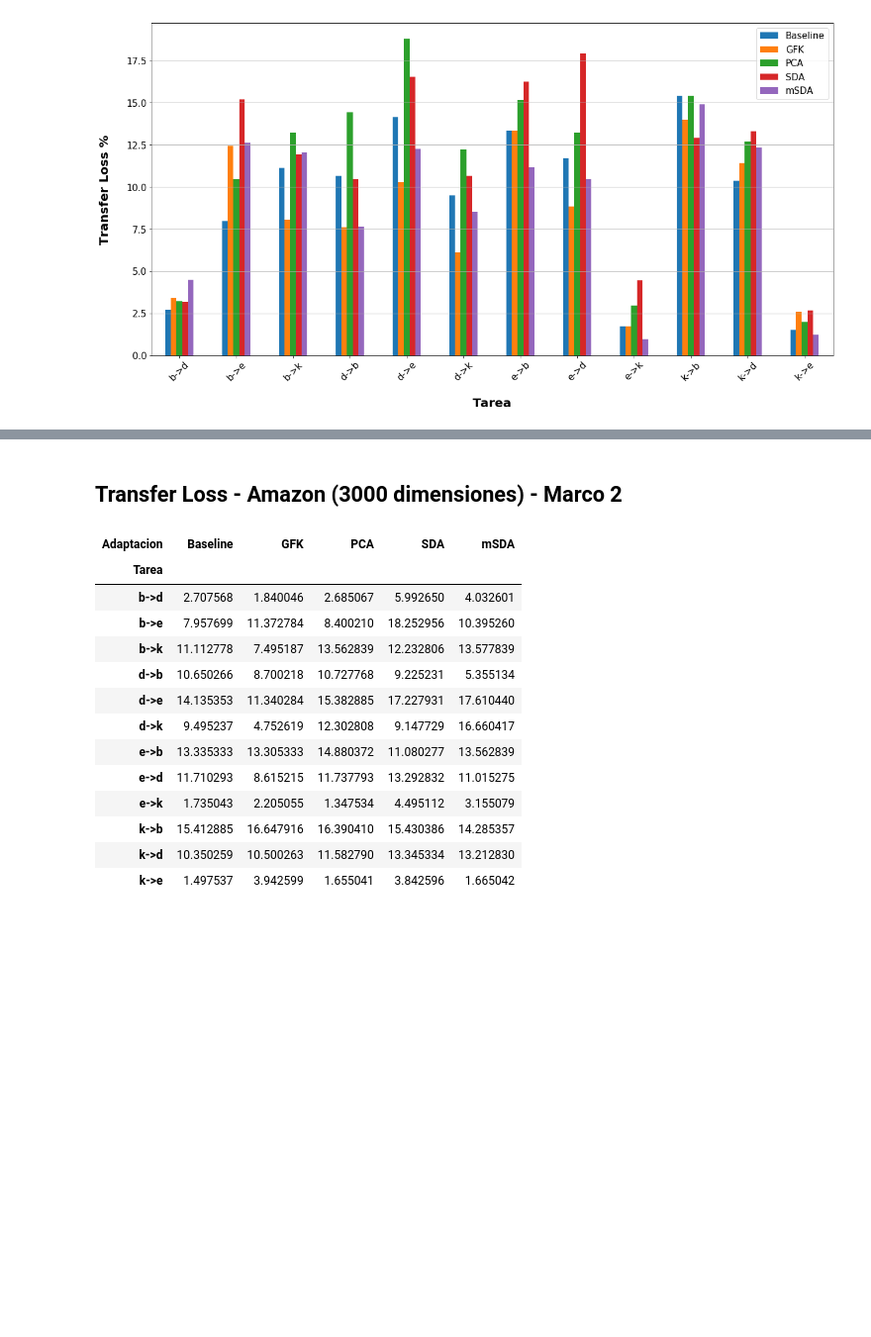
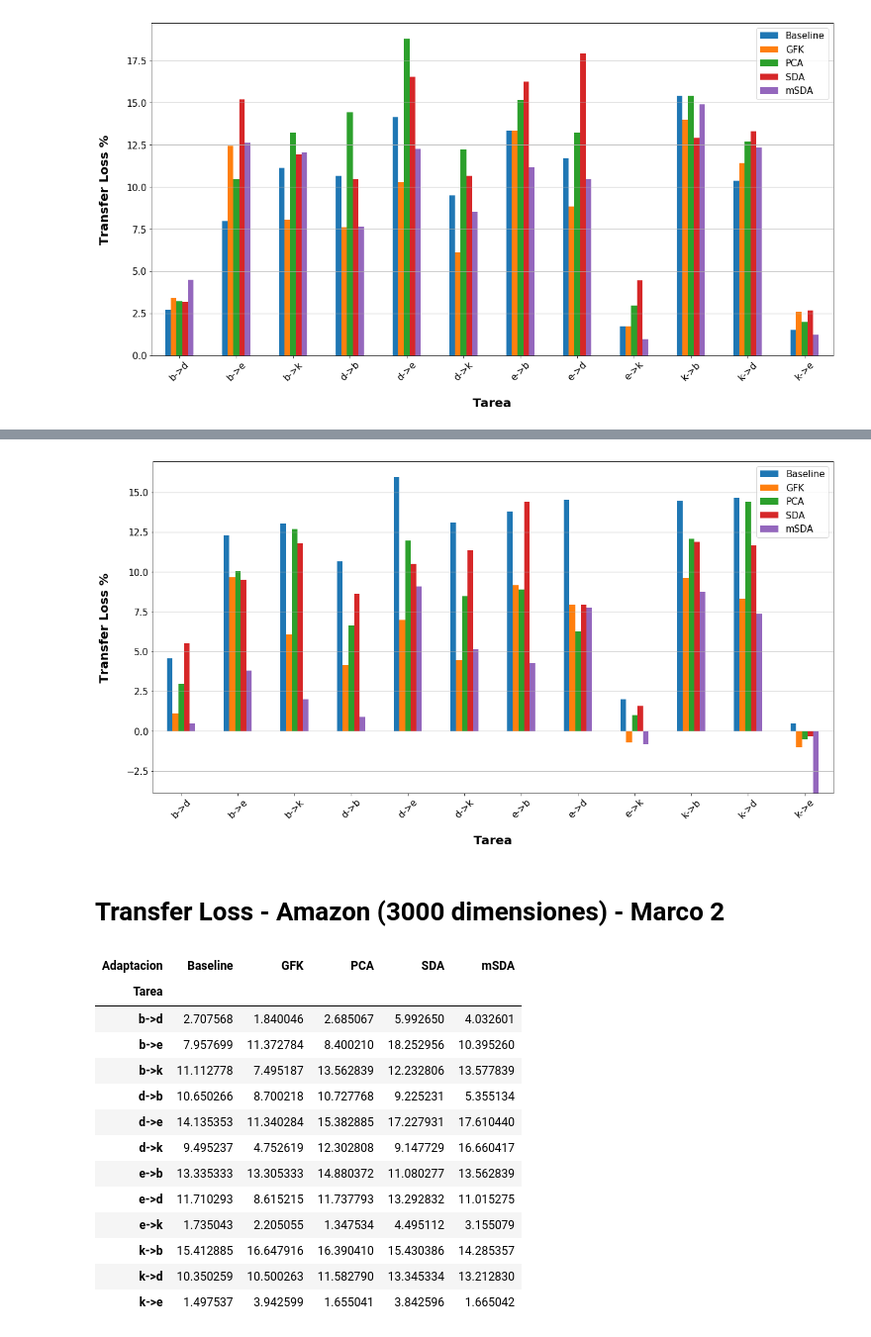
Before and after one commit to franciscoprimero/Memoria, a Jupyter notebook: Graficos.ipynb, the cells around one changed output, grey strips where cells are left out. Shown: that part at 99% size. Drawn from its saved outputs; the diff is of its cells as text; code cells hidden in the pictures; blank space fills up the shorter version.

Commit message:
Cambios agregados en los Graficos.

```diff
--- a/Graficos.ipynb
+++ b/Graficos.ipynb
@@ -83,0 +86,4 @@ plt.savefig(figure_path, bbox_inches='tight')
+# %%
+dims = 1000
+df_amazon = get_scores_dataframe(datasets[0], dims, "me1_")
+df_amazon
@@ -84,5 +105,19 @@ plt.savefig(figure_path, bbox_inches='tight')
+# %%
+amazon_plot = df_amazon.plot(kind='bar', figsize=(20,10), rot=45, fontsize=15, legend=False)
+patches, labels = amazon_plot.get_legend_handles_labels()
+
+amazon_plot.legend(patches, labels, loc='best', fontsize=15)
+amazon_plot.yaxis.grid(which='major')
+
+amazon_plot.set_ylabel("Transfer Loss %", labelpad=25,fontsize=20, weight='bold')
+amazon_plot.set_xlabel("Tarea", labelpad=25,fontsize=20, weight='bold')
+
+figure_path = os.path.join(graficos_path, datasets[0], "me1_tloss_%d.png" % dims)
+plt.savefig(figure_path, bbox_inches='tight')
+# %% [output]
+[figure, added]
 # %% [markdown]
-## Transfer Loss - Amazon (3000 dimensiones) - Marco 2
+# Transfer Loss - Amazon (3000 dimensiones) - Marco 2
 # %%
 dims = 3000
 df_amazon = get_scores_dataframe(datasets[0], dims, "me2_")
```
Also changed, not shown: parts of 17 cells of this notebook, 3 other files.
